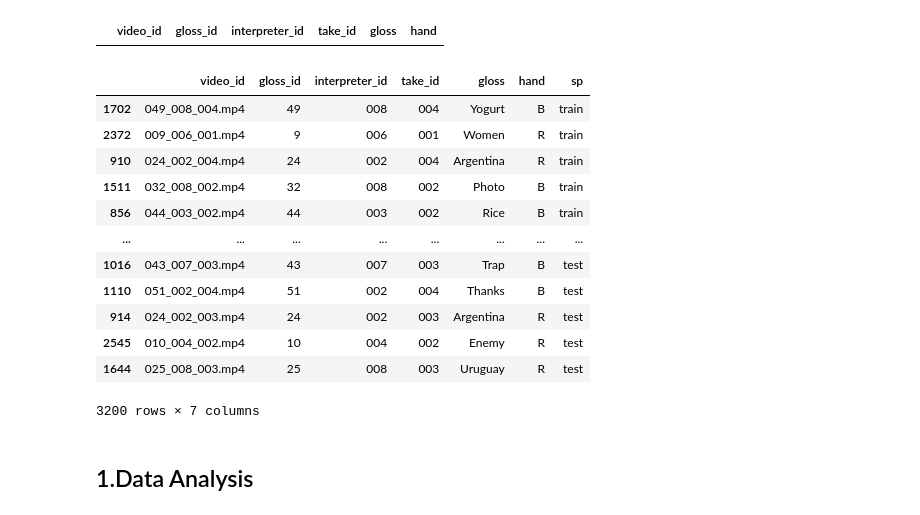
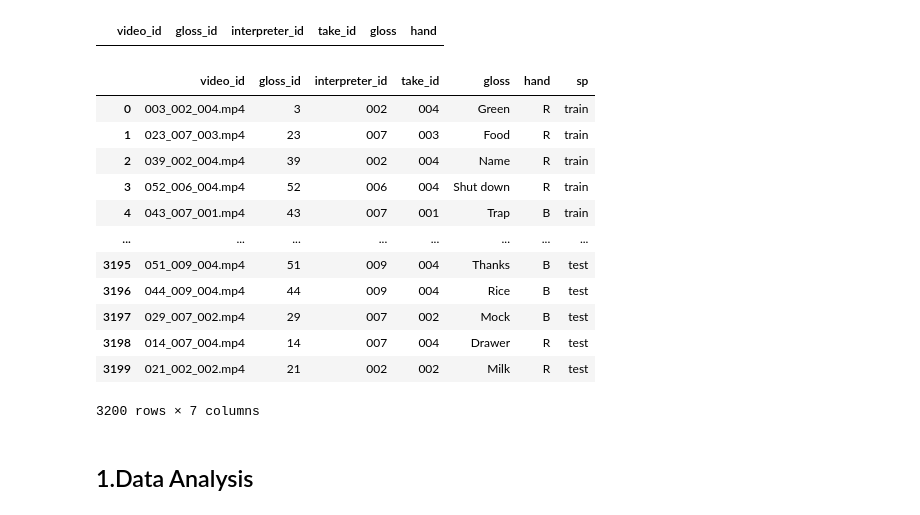
Before and after one commit to Javimh18/TFM_DSBD, a Jupyter notebook: src/org_aug_dataset.ipynb, the cells around one changed output. Cells and saved outputs as stored; diff of their text form; code cells hidden in the pictures.

```diff
--- a/src/org_aug_dataset.ipynb
+++ b/src/org_aug_dataset.ipynb
@@ -117,23 +116,24 @@ metadata_4_val, metadata_4_test = train_test_split(metadata_4_test, test_size=0.
 # %%
 metadata_4_train["sp"] = 'train'
 metadata_4_val["sp"] = 'val'
 metadata_4_test["sp"] = 'test'
 full_metadata_df = pd.concat([metadata_4_train, metadata_4_val, metadata_4_test])
-full_metadata_df.reset_index()
+full_metadata_df.reset_index(inplace=True)
+full_metadata_df.drop(columns=['index'], inplace=True)
 full_metadata_df
 # %% [output]
 |  | video_id | gloss_id | interpreter_id | take_id | gloss | hand | sp |
-| 1702 | 049_008_004.mp4 | 49 | 008 | 004 | Yogurt | B | train |
-| 2372 | 009_006_001.mp4 | 9 | 006 | 001 | Women | R | train |
-| 910 | 024_002_004.mp4 | 24 | 002 | 004 | Argentina | R | train |
-| 1511 | 032_008_002.mp4 | 32 | 008 | 002 | Photo | B | train |
-| 856 | 044_003_002.mp4 | 44 | 003 | 002 | Rice | B | train |
+| 0 | 003_002_004.mp4 | 3 | 002 | 004 | Green | R | train |
+| 1 | 023_007_003.mp4 | 23 | 007 | 003 | Food | R | train |
+| 2 | 039_002_004.mp4 | 39 | 002 | 004 | Name | R | train |
+| 3 | 052_006_004.mp4 | 52 | 006 | 004 | Shut down | R | train |
+| 4 | 043_007_001.mp4 | 43 | 007 | 001 | Trap | B | train |
 | ... | ... | ... | ... | ... | ... | ... | ... |
-| 1016 | 043_007_003.mp4 | 43 | 007 | 003 | Trap | B | test |
-| 1110 | 051_002_004.mp4 | 51 | 002 | 004 | Thanks | B | test |
-| 914 | 024_002_003.mp4 | 24 | 002 | 003 | Argentina | R | test |
-| 2545 | 010_004_002.mp4 | 10 | 004 | 002 | Enemy | R | test |
-| 1644 | 025_008_003.mp4 | 25 | 008 | 003 | Uruguay | R | test |
+| 3195 | 051_009_004.mp4 | 51 | 009 | 004 | Thanks | B | test |
+| 3196 | 044_009_004.mp4 | 44 | 009 | 004 | Rice | B | test |
+| 3197 | 029_007_002.mp4 | 29 | 007 | 002 | Mock | B | test |
+| 3198 | 014_007_004.mp4 | 14 | 007 | 004 | Drawer | R | test |
+| 3199 | 021_002_002.mp4 | 21 | 002 | 002 | Milk | R | test |
 3200 rows × 7 columns
 # %% [markdown]
 ## 1.Data Analysis
```
Also changed, not shown: parts of 11 cells of this notebook.
